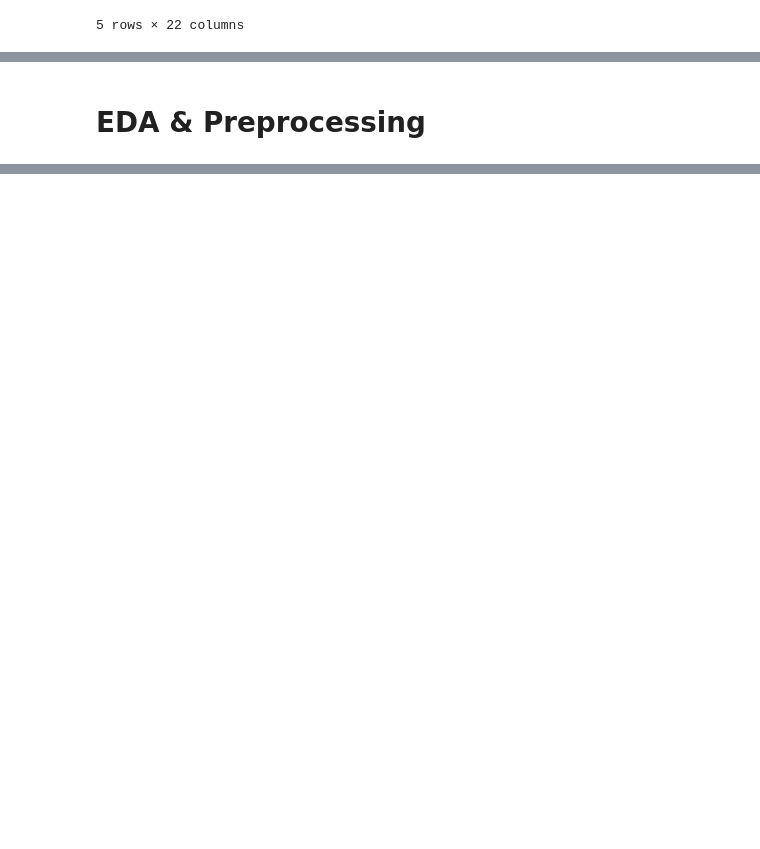
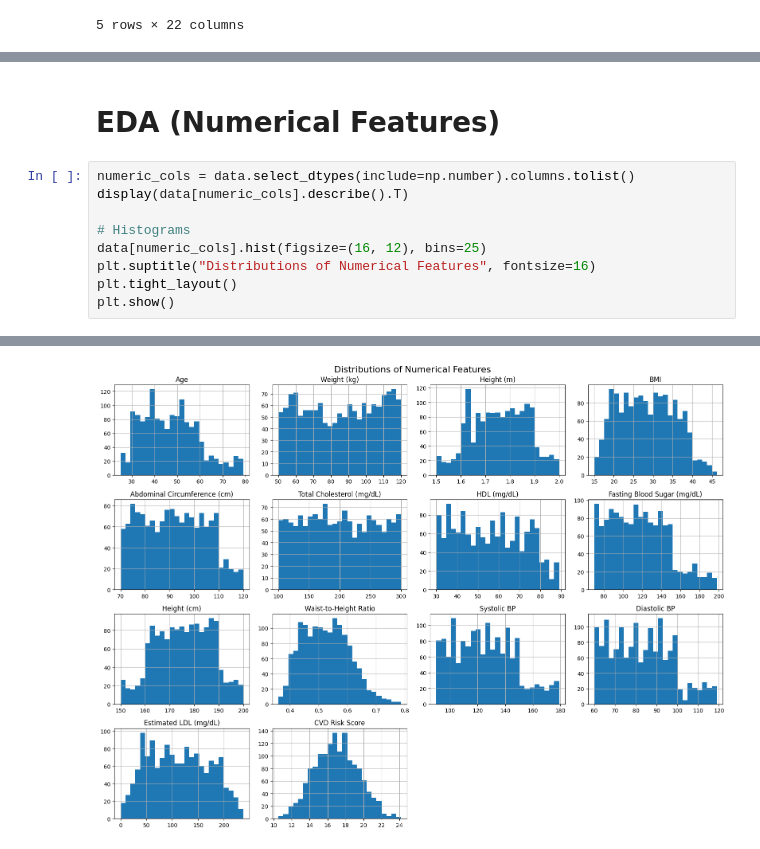
Before and after one commit to F3uR0n/cardiovascular-disease-risk-prediction, a Jupyter notebook: CSE427 Project Group12.ipynb, the cells around one changed output, grey strips where cells are left out. Saved outputs shown, nothing was run; the diff lists cells and outputs as text; blank space fills up the shorter version.

Commit message:
Data Cleaning, EDA & Preprocessing Done

```diff
--- a/CSE427 Project Group12.ipynb
+++ b/CSE427 Project Group12.ipynb
@@ -30,2 +156,12 @@ Shape: (1529, 22)
 # %% [markdown]
-# EDA & Preprocessing
+# EDA (Numerical Features)
+# %%
+numeric_cols = data.select_dtypes(include=np.number).columns.tolist()
+display(data[numeric_cols].describe().T)
+
+# Histograms
+data[numeric_cols].hist(figsize=(16, 12), bins=25)
+plt.suptitle("Distributions of Numerical Features", fontsize=16)
+plt.tight_layout()
+plt.show()
+# %% [output]
@@ -31,0 +183 @@ Shape: (1529, 22)
+[figure, added]
```
Also changed, not shown: parts of 9 cells of this notebook, 1 other file.
